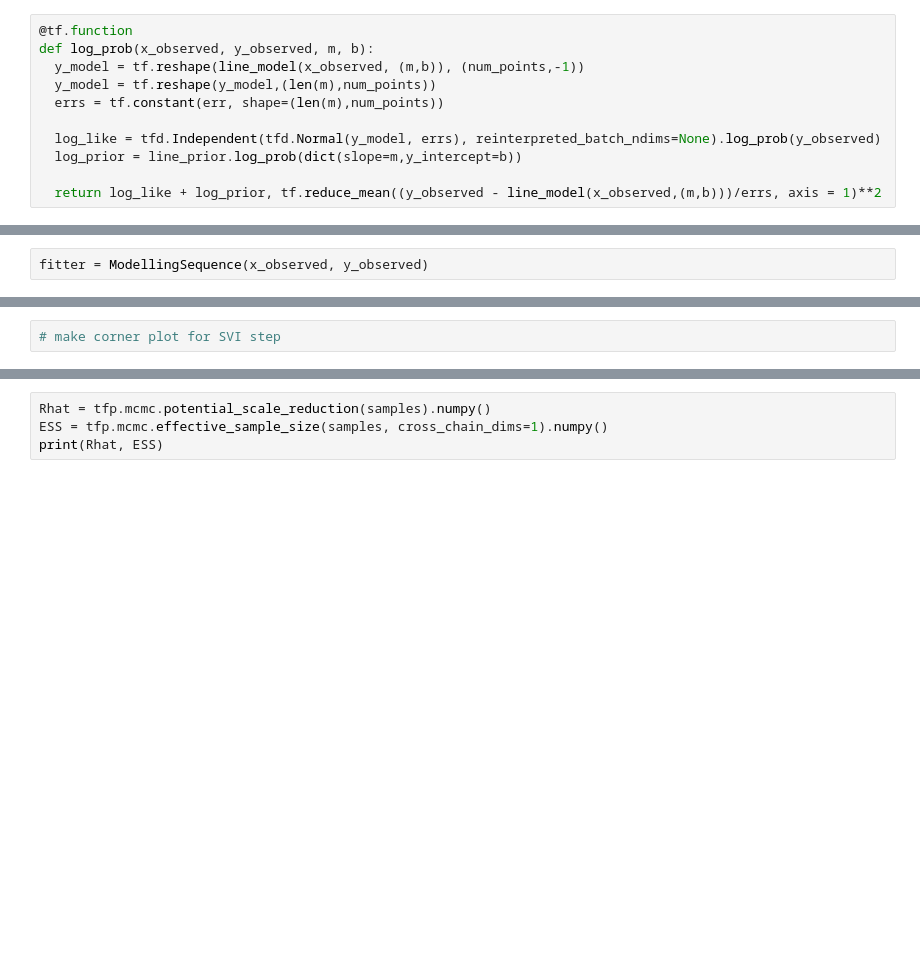
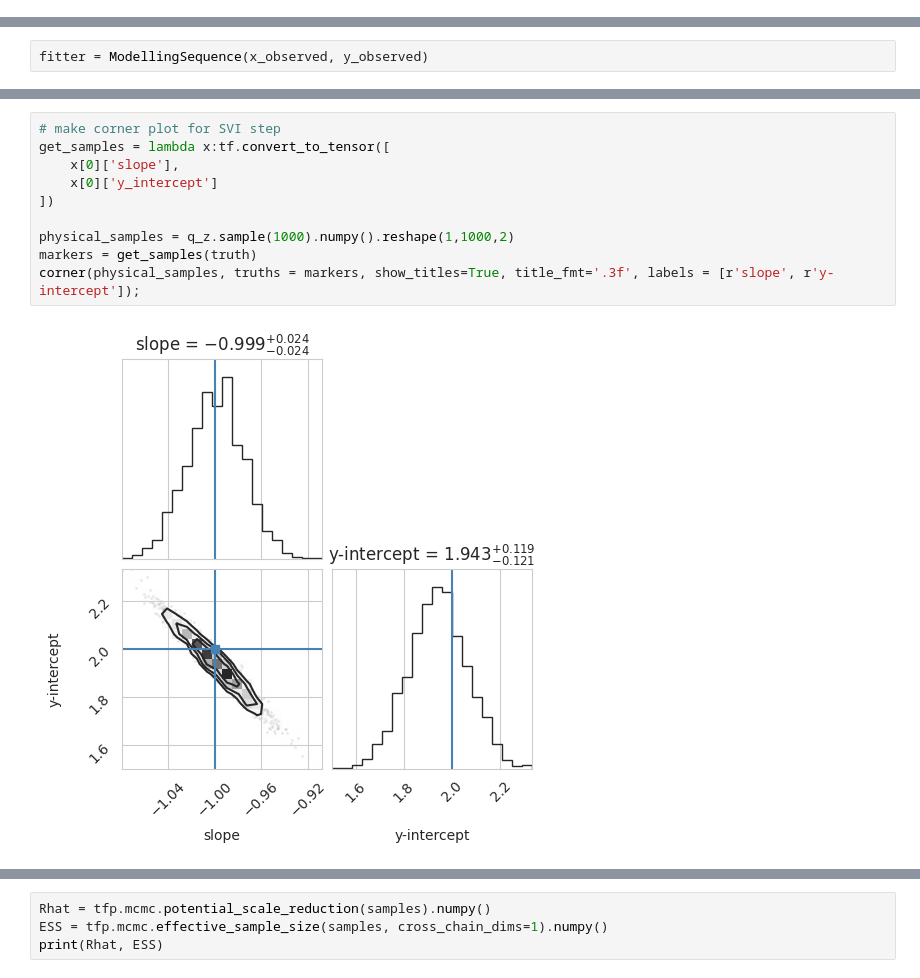
Before and after one commit to mtamar/linear_glens, a Jupyter notebook: gigalens_linefit.ipynb, the cells around one changed output, grey strips where cells are left out. Cells and saved outputs as stored; diff of their text form; blank space fills up the shorter version.

```diff
--- a/gigalens_linefit.ipynb
+++ b/gigalens_linefit.ipynb
@@ -121,14 +117,3 @@ plt.show()
-# %%
-@tf.function
-def log_prob(x_observed, y_observed, m, b):
-  y_model = tf.reshape(line_model(x_observed, (m,b)), (num_points,-1))
-  y_model = tf.reshape(y_model,(len(m),num_points))
-  errs = tf.constant(err, shape=(len(m),num_points))
-
-  log_like = tfd.Independent(tfd.Normal(y_model, errs), reinterpreted_batch_ndims=None).log_prob(y_observed)
-  log_prior = line_prior.log_prob(dict(slope=m,y_intercept=b))
-
-  return log_like + log_prior, tf.reduce_mean((y_observed - line_model(x_observed,(m,b)))/errs, axis = 1)**2
 # %%
 from tqdm.auto import trange, tqdm
 
@@ -325,5 +342,15 @@ array([[-1.0078634 ,  2.0710082 ],
-# %%
-# make corner plot for SVI step
+# %%
+# make corner plot for SVI step
+get_samples = lambda x:tf.convert_to_tensor([
+    x[0]['slope'],
+    x[0]['y_intercept']
+])
+
+physical_samples = q_z.sample(1000).numpy().reshape(1,1000,2)
+markers = get_samples(truth)
+corner(physical_samples, truths = markers, show_titles=True, title_fmt='.3f', labels = [r'slope', r'y-intercept']);
+# %% [output]
+[figure, added]
 # %%
 samples, sample_stats = fitter.HMC(q_z, n_hmc=50, init_eps=0.3, init_l=3, max_leapfrog_steps=300,
                                    num_burnin_steps=250, num_results=750)
```
Also changed, not shown: parts of 13 cells of this notebook.
